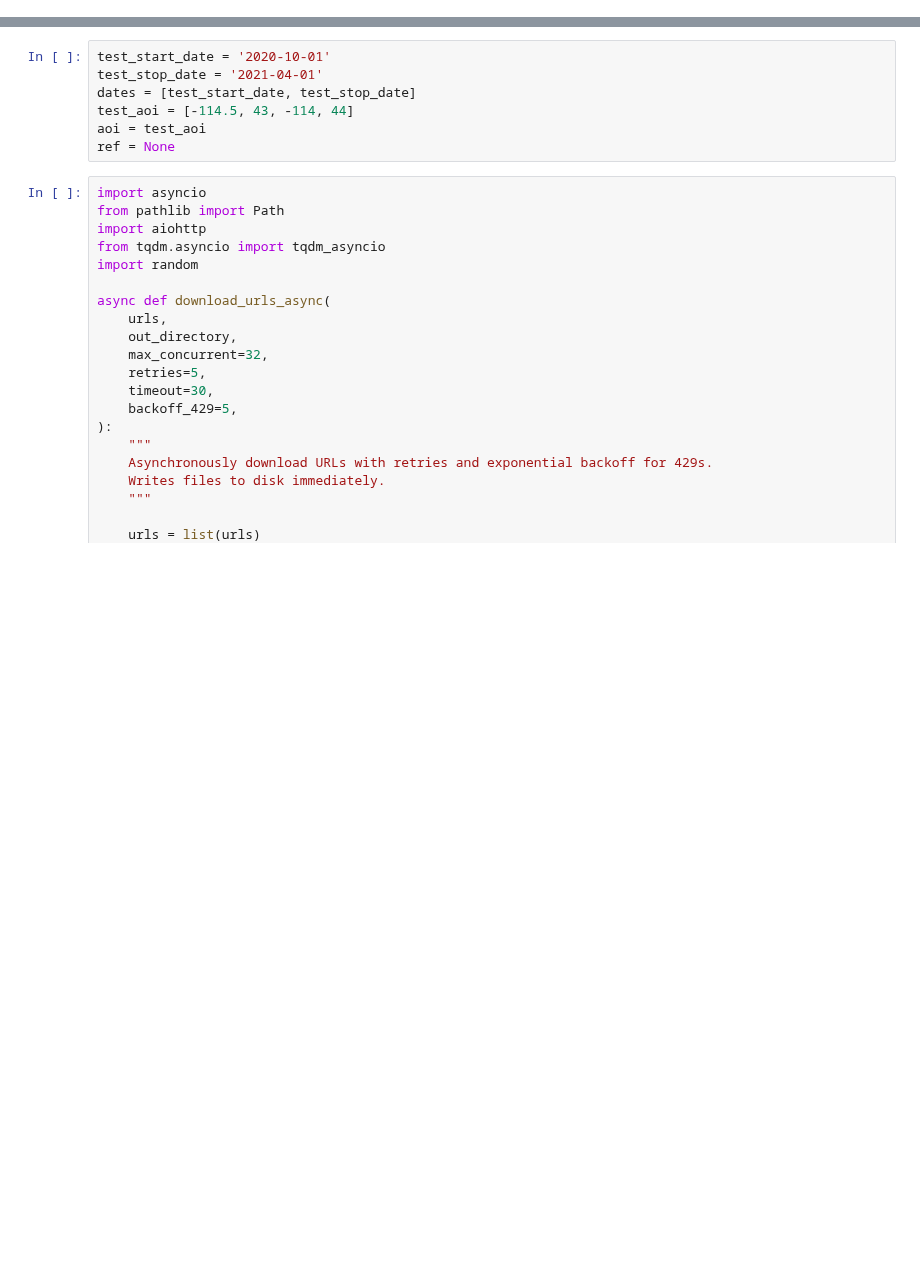
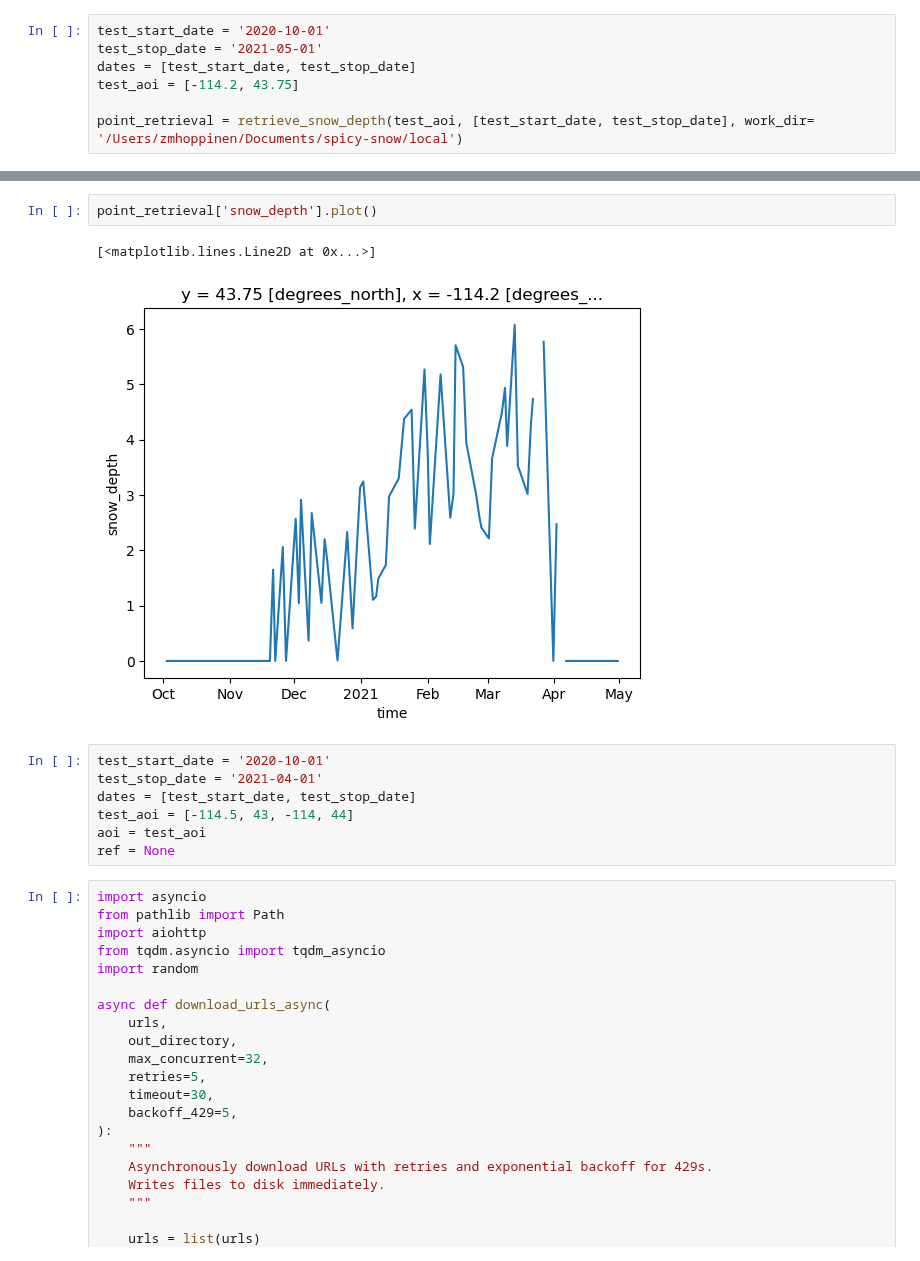
Before and after one commit to SnowEx/spicy-snow, a Jupyter notebook: notebooks/test_pipeline.ipynb, the cells around one changed output, grey strips where cells are left out. Saved outputs shown, nothing was run; the diff lists cells and outputs as text; blank space fills up the shorter version.

Commit message:
point vs gridded tests

```diff
--- a/notebooks/test_pipeline.ipynb
+++ b/notebooks/test_pipeline.ipynb
@@ -21,0 +53,7 @@ retrieval = retrieve_snow_depth(test_aoi, [test_start_date, test_stop_date], wor
+# %%
+test_start_date = '2020-10-01'
+test_stop_date = '2021-05-01'
+dates = [test_start_date, test_stop_date]
+test_aoi = [-114.2, 43.75]
+
+point_retrieval = retrieve_snow_depth(test_aoi, [test_start_date, test_stop_date], work_dir= '/Users/zmhoppinen/Documents/spicy-snow/local')
@@ -22,3 +85,8 @@ retrieval = retrieve_snow_depth(test_aoi, [test_start_date, test_stop_date], wor
+# %%
+point_retrieval['snow_depth'].plot()
+# %% [output]
+[<matplotlib.lines.Line2D at 0x...>]
+[figure, added]
 # %%
 test_start_date = '2020-10-01'
 test_stop_date = '2021-04-01'
```
Also changed, not shown: parts of 8 cells of this notebook.
